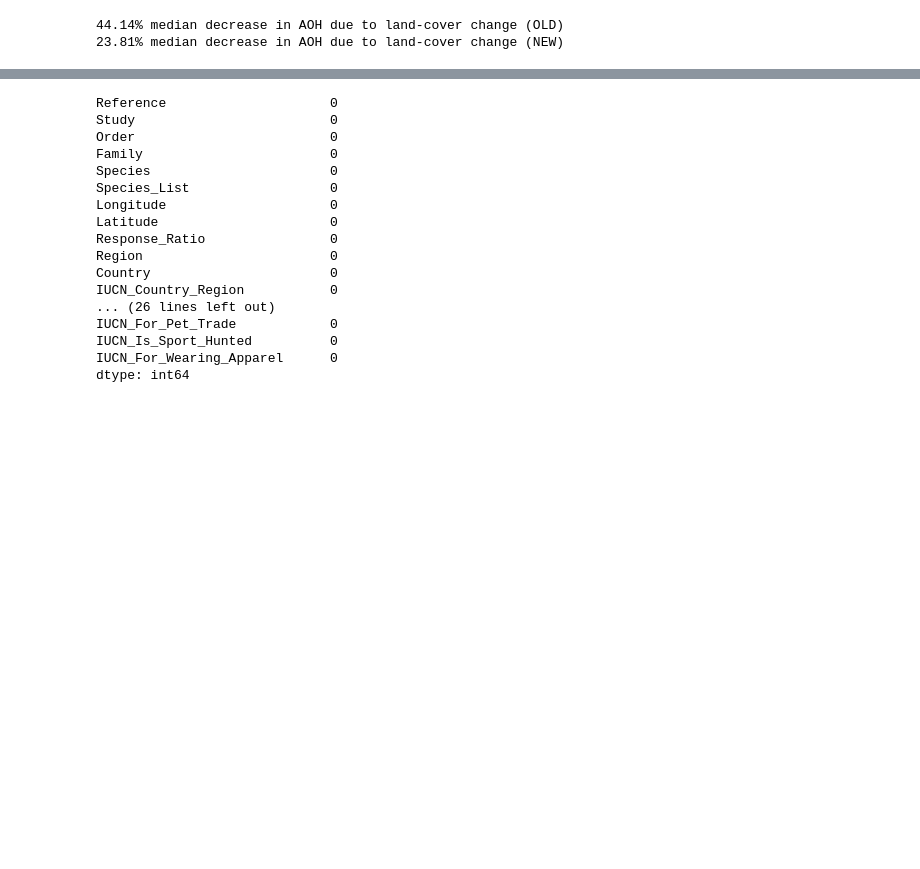
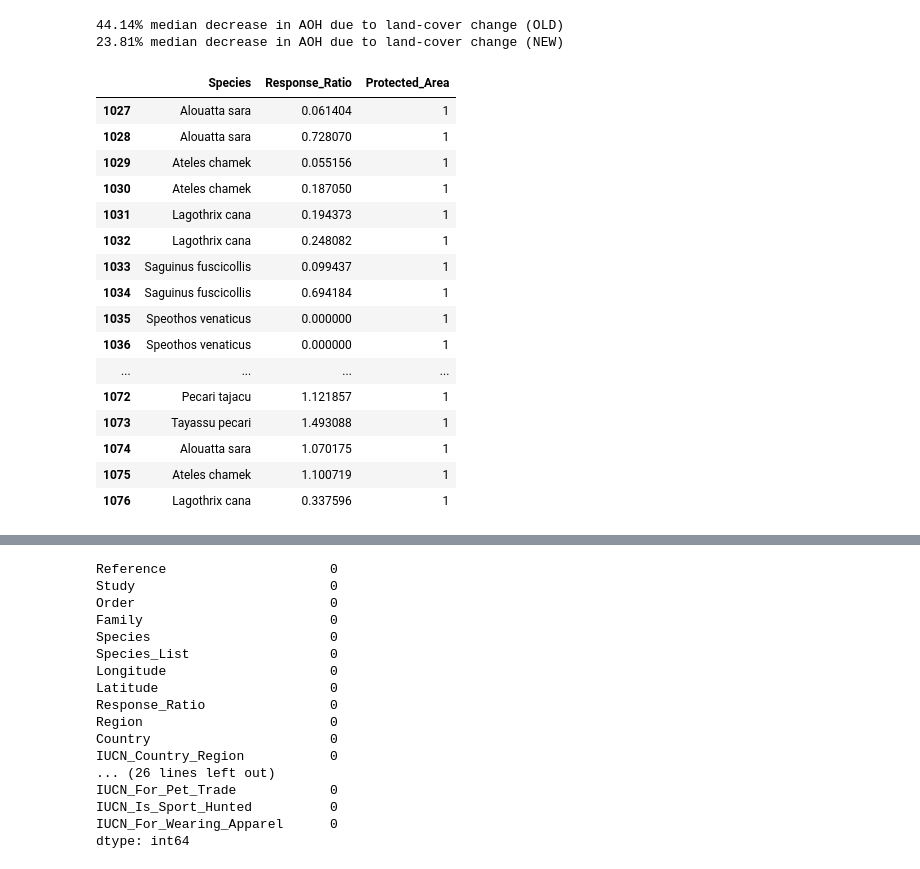
Before and after one commit to emiliolr/life-hunting, a Jupyter notebook: notebooks/scratch.ipynb, the cells around one changed output, grey strips where cells are left out. Cells and saved outputs as stored; diff of their text form; code cells hidden in the pictures; blank space fills up the shorter version.

```diff
--- a/notebooks/scratch.ipynb
+++ b/notebooks/scratch.ipynb
@@ -115,3 +146,23 @@ print(f'{round(v3_new.abs().median() * 100, 2)}% median decrease in AOH due to l
 # %%
 old_recreated = pd.read_csv('/Users/emiliolr/Google Drive/My Drive/LIFE/datasets/derived_datasets/benitez_lopez2019_recreated/benitez_lopez2019_recreated_extended.csv')
 new_recreated = pd.read_csv('/Users/emiliolr/Google Drive/My Drive/LIFE/datasets/derived_datasets/benitez_lopez2019_recreated/benitez_lopez2019_recreated_extended_w_pca.csv')
+# %%
+new_recreated[new_recreated['Study'] == 57][['Species', 'Response_Ratio', 'Protected_Area']].head(50)
+# %% [output]
+|  | Species | Response_Ratio | Protected_Area |
+| 1027 | Alouatta sara | 0.061404 | 1 |
+| 1028 | Alouatta sara | 0.728070 | 1 |
+| 1029 | Ateles chamek | 0.055156 | 1 |
+| 1030 | Ateles chamek | 0.187050 | 1 |
+| 1031 | Lagothrix cana | 0.194373 | 1 |
+| 1032 | Lagothrix cana | 0.248082 | 1 |
+| 1033 | Saguinus fuscicollis | 0.099437 | 1 |
+| 1034 | Saguinus fuscicollis | 0.694184 | 1 |
+| 1035 | Speothos venaticus | 0.000000 | 1 |
+| 1036 | Speothos venaticus | 0.000000 | 1 |
+| ... | ... | ... | ... |
+| 1072 | Pecari tajacu | 1.121857 | 1 |
+| 1073 | Tayassu pecari | 1.493088 | 1 |
+| 1074 | Alouatta sara | 1.070175 | 1 |
+| 1075 | Ateles chamek | 1.100719 | 1 |
+| 1076 | Lagothrix cana | 0.337596 | 1 |
```
Also changed, not shown: parts of 8 cells of this notebook, 11 other files.
